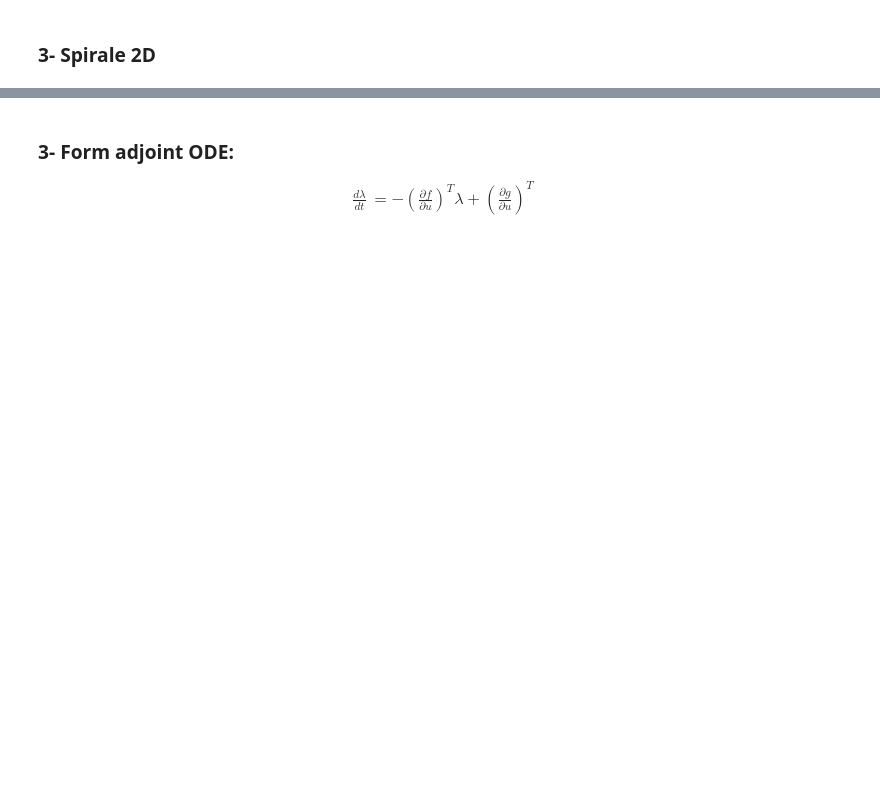
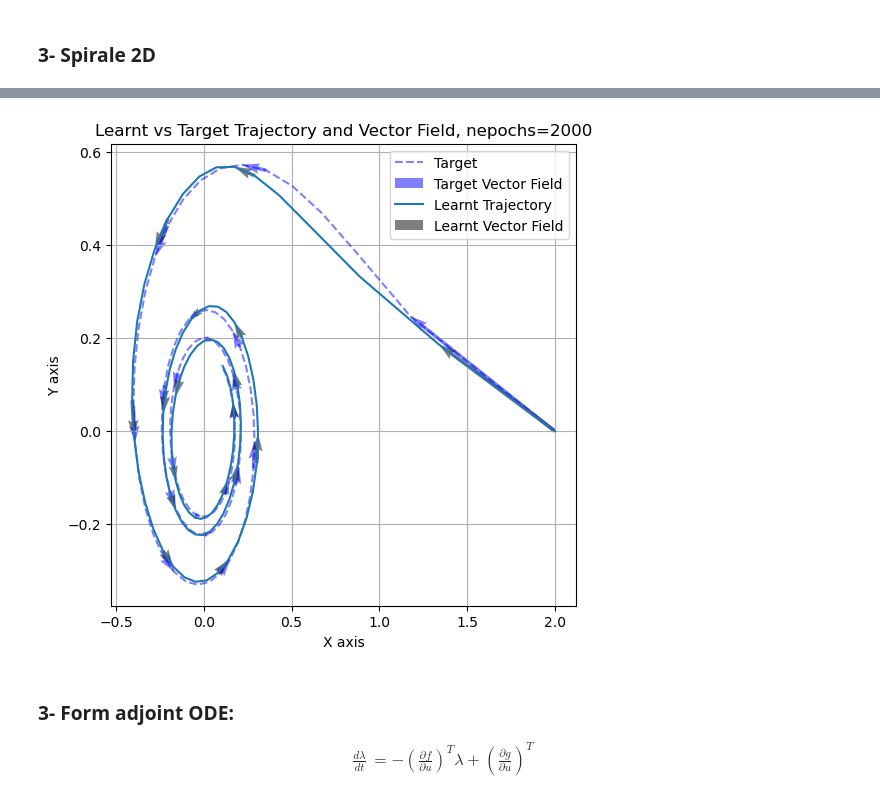
Before and after one commit to BenjaminDeporte/MVA_Stage, a Jupyter notebook: Latent_ODE_Basics.ipynb, the cells around one changed output, grey strips where cells are left out. Cells and saved outputs as stored; diff of their text form; code cells hidden in the pictures; blank space fills up the shorter version.

```diff
--- a/Latent_ODE_Basics.ipynb
+++ b/Latent_ODE_Basics.ipynb
@@ -186 +205,3 @@ plt.show()
+# %%
+targets = sols.clone().detach().to(device)
 # %% [markdown]
@@ -188,11 +213,15 @@ plt.show()
 # %%
 class ODENet(nn.Module):
-    def __init__(self, n=64):
+    def __init__(self, n=32):
         super(ODENet, self).__init__()
         self.net = nn.Sequential(
-            nn.Linear(3, n),
+            nn.Linear(2, n),
             nn.Tanh(),
-            nn.Linear(n, 3)
+            nn.Linear(n, n),
+            nn.Tanh(),
+            nn.Linear(n, n),
+            nn.Tanh(),
+            nn.Linear(n, 2)
         )
     def forward(self, x):
         return self.net(x)
@@ -232,0 +230,3 @@ make_dot(l, params=dict(ode_net.named_parameters()))
+# %%
+def t_func_net(t, vec):
+    return ode_net(vec)
@@ -233,3 +246,33 @@ make_dot(l, params=dict(ode_net.named_parameters()))
+# %%
+ts_net, sols_net, grads_net =  t_solve_ivp(t_func_net, t_span, x0, nsteps=100, method='RK4')
+# %%
+fig, ax = plt.subplots(figsize=(6,6))
+
+scale = 1e-0
+interval = 5
+
+# targets
+Xt,Yt = targets[:,0].detach().cpu().numpy(), targets[:,1].detach().cpu().numpy()
+ax.plot(Xt, Yt, 'b--', label='Target', alpha=0.5)
+Ut,Vt = grads[:,0].detach().cpu().numpy(), grads[:,1].detach().cpu().numpy()
+ax.quiver(Xt[::interval], Yt[::interval], Ut[::interval], Vt[::interval], angles='xy', scale_units='xy', scale=scale, color='blue', alpha=0.5, label='Target Vector Field')
+
+# modèle
+X,Y = sols_net[:,0].detach().cpu().numpy(), sols_net[:,1].detach().cpu().numpy()
+ax.plot(X,Y, label='Learnt Trajectory')
+U,V = grads_net[:,0].detach().cpu().numpy(), grads_net[:,1].detach().cpu().numpy()
+# ax.plot(X[0], Y[0], 'go', label='Start')
+# ax.plot(X[-1], Y[-1], 'ro', label='End')
+ax.quiver(X[::interval], Y[::interval], U[::interval], V[::interval], angles='xy', scale_units='xy', scale=scale, alpha=0.5, label='Learnt Vector Field')
+
+ax.set_xlabel("X axis")
+ax.set_ylabel("Y axis")
+ax.grid(True)
+ax.legend()
+ax.set_title(f"Learnt vs Target Trajectory and Vector Field, nepochs={n_epochs:.0f}")
+plt.show()
+# %% [output]
+[figure, added]
 # %% [markdown]
 ### 3- Form adjoint ODE:
 
```
Also changed, not shown: parts of 15 cells of this notebook.
